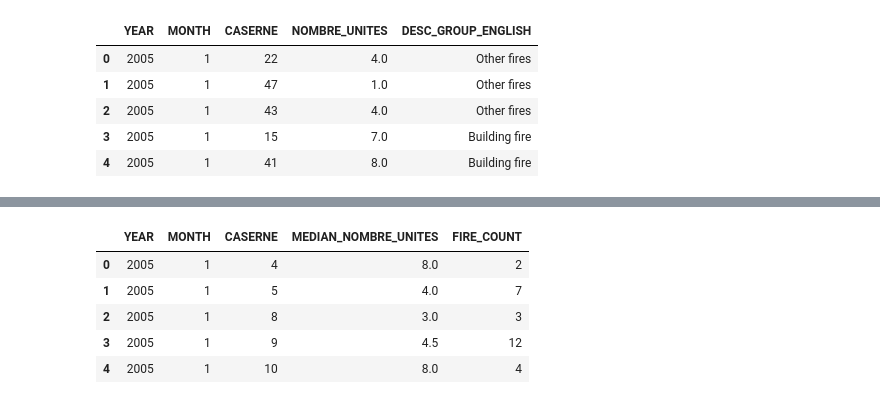
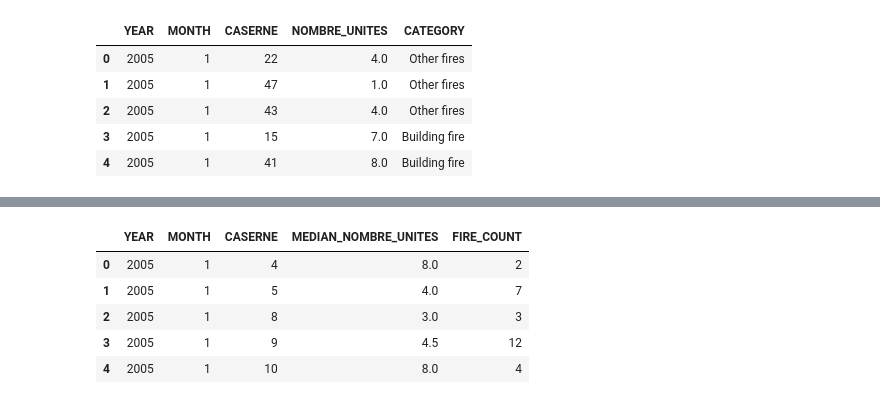
Before and after one commit to coddecses/ycbs299, a Jupyter notebook: notebooks/caserne_risk.ipynb, the cells around one changed output, grey strips where cells are left out. Cells and saved outputs as stored; diff of their text form; code cells hidden in the pictures.

```diff
--- a/notebooks/caserne_risk.ipynb
+++ b/notebooks/caserne_risk.ipynb
@@ -12,27 +12,28 @@ from sklearn.preprocessing import MinMaxScaler
 # %%
 df_incidents = pd.read_csv('incidents-clean.csv')
 
 df_incidents.drop(columns=[
     'INCIDENT_NBR',
     'INCIDENT_TYPE_DESC',
     'DESCRIPTION_GROUPE',
     'NOM_VILLE',
     'NOM_ARROND',
     'DIVISION',
     'LATITUDE',
     'LONGITUDE'
 ], inplace=True)
 
 df_incidents['CREATION_DATE'] = pd.to_datetime(df_incidents['CREATION_DATE'])
 df_incidents['YEAR'] = df_incidents['CREATION_DATE'].dt.year
 df_incidents['MONTH'] = df_incidents['CREATION_DATE'].dt.month
 
 df_incidents = df_incidents.drop(columns=['CREATION_DATE'])
 df_incidents = df_incidents[df_incidents['YEAR'] < 2025]
 df_incidents = df_incidents[["YEAR", "MONTH", "CASERNE", "NOMBRE_UNITES", "DESC_GROUP_ENGLISH"]]
+df_incidents = df_incidents.rename(columns={'DESC_GROUP_ENGLISH': 'CATEGORY'})
 df_incidents.head()
 # %% [output]
-|  | YEAR | MONTH | CASERNE | NOMBRE_UNITES | DESC_GROUP_ENGLISH |
+|  | YEAR | MONTH | CASERNE | NOMBRE_UNITES | CATEGORY |
 | 0 | 2005 | 1 | 22 | 4.0 | Other fires |
 | 1 | 2005 | 1 | 47 | 1.0 | Other fires |
 | 2 | 2005 | 1 | 43 | 4.0 | Other fires |
```
Also changed, not shown: parts of 30 cells of this notebook, 4 other files.
